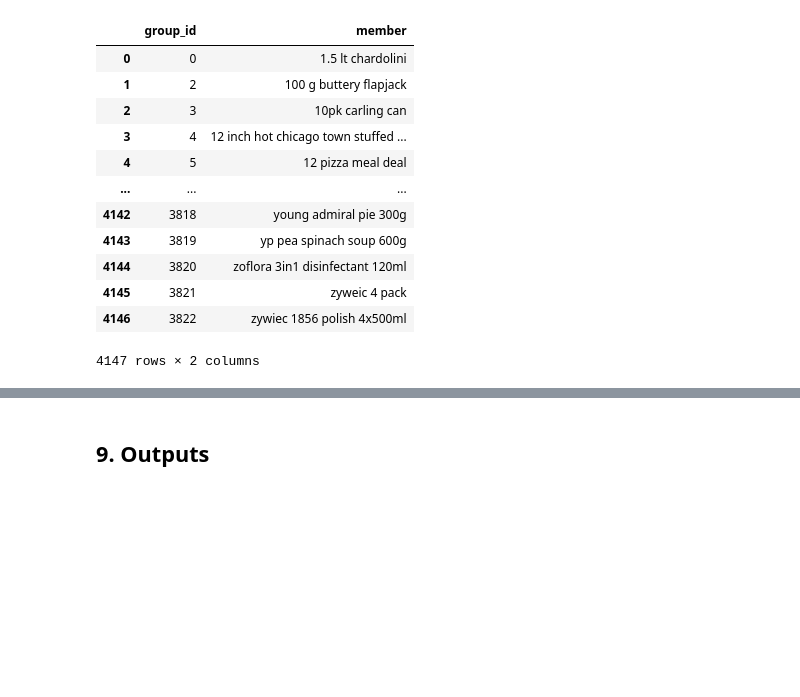
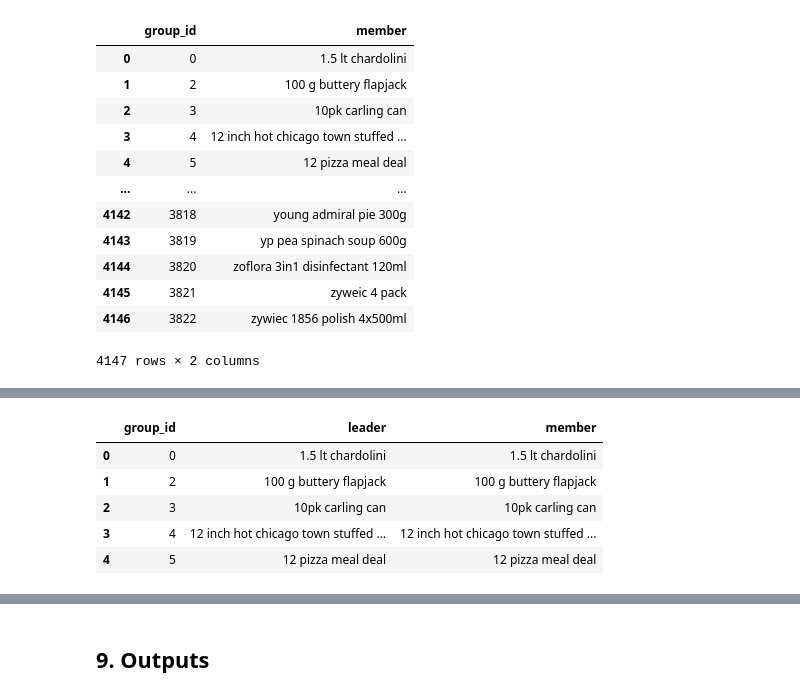
Before and after one commit to oportusgonzalo/product-deduplication, a Jupyter notebook: notebooks/fuzzy_notebook.ipynb, the cells around one changed output, grey strips where cells are left out. Saved outputs shown, nothing was run; the diff lists cells and outputs as text; code cells hidden in the pictures; blank space fills up the shorter version.

```diff
--- a/notebooks/fuzzy_notebook.ipynb
+++ b/notebooks/fuzzy_notebook.ipynb
@@ -470,0 +502,9 @@ track_df
+# %%
+groups_df.head()
+# %% [output]
+|  | group_id | leader | member |
+| 0 | 0 | 1.5 lt chardolini | 1.5 lt chardolini |
+| 1 | 2 | 100 g buttery flapjack | 100 g buttery flapjack |
+| 2 | 3 | 10pk carling can | 10pk carling can |
+| 3 | 4 | 12 inch hot chicago town stuffed ... | 12 inch hot chicago town stuffed ... |
+| 4 | 5 | 12 pizza meal deal | 12 pizza meal deal |
```
Also changed, not shown: parts of 63 cells of this notebook.
